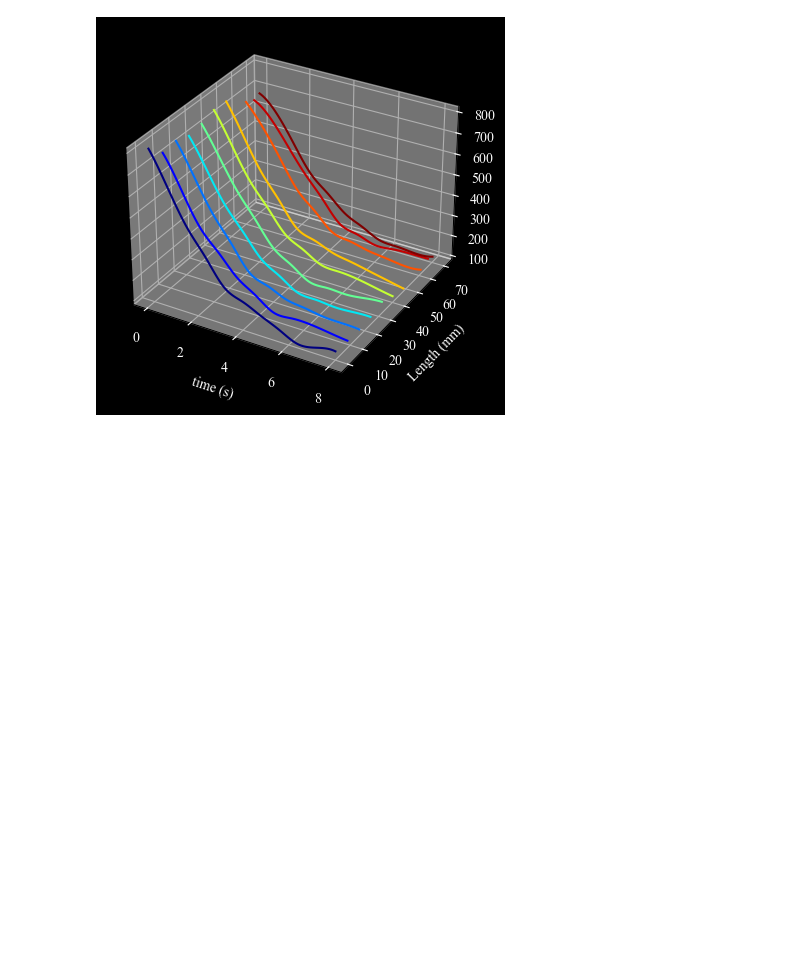
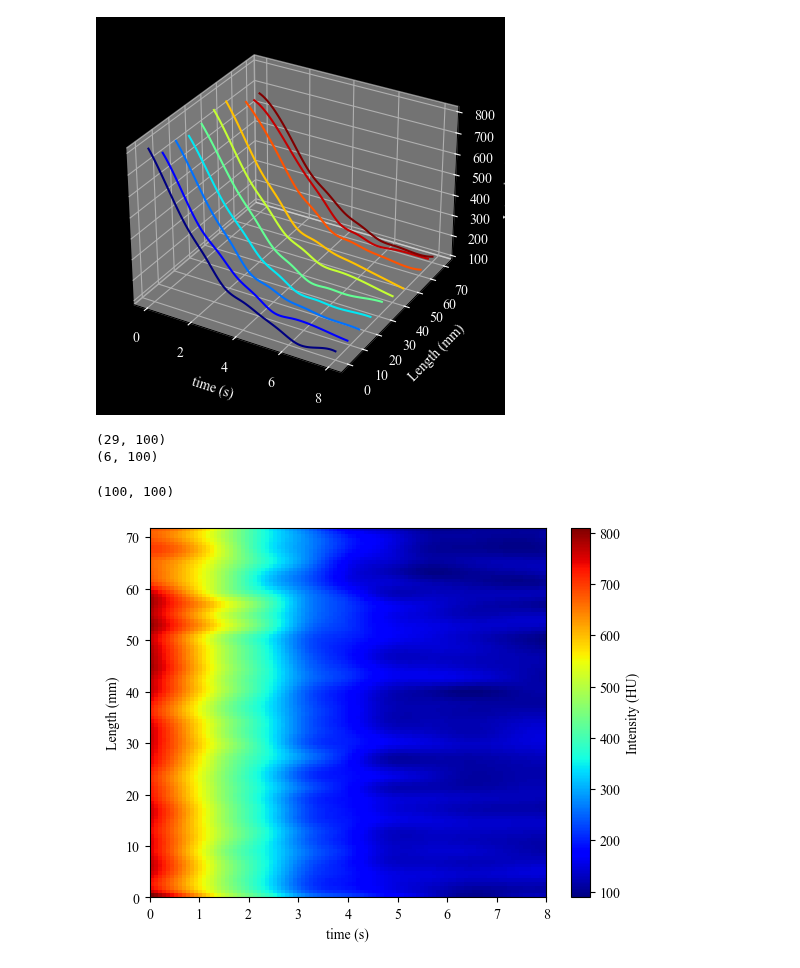
Before and after one commit to aseresti/ContrastDispersion, a Jupyter notebook: scripts/TestAutoPipeline.ipynb, the cells around one changed output. Saved outputs shown, nothing was run; the diff lists cells and outputs as text; code cells hidden in the pictures; blank space fills up the shorter version.

```diff
--- a/scripts/TestAutoPipeline.ipynb
+++ b/scripts/TestAutoPipeline.ipynb
@@ -877,3 +878,32 @@ ax.yaxis.label.set_color("white")
 ax.zaxis.label.set_color("white")
 # %% [output]
 [figure]
+# %%
+C1 = np.stack([arr for _, arr in UpperMeanArrays2.items()])
+C2 = np.stack([arr for _, arr in LowerMeanArrays2.items()])
+print(C1.shape)
+print(C2.shape)
+C = np.vstack([C1, C2])
+
+
+n_old, _ = C.shape
+x_old = np.linspace(L.min(), L.max(), n_old)
+x_new = np.linspace(L.min(), L.max(), 100)
+
+
+f = interp1d(x_old, C, kind="cubic", axis=0)
+C_interp = f(x_new)
+C_interp.shape
+# %% [output]
+(29, 100)
+(6, 100)
+(100, 100)
+# %%
+plt.figure()
+plt.imshow(np.flipud(C_interp), aspect="auto", extent=[time.min(), time.max(), L.min(), L2.max()], cmap='jet')
+plt.xlabel("time (s)")
+plt.ylabel("Length (mm)")
+plt.colorbar(label="Intensity (HU)")
+plt.show()
+# %% [output]
+[figure, added]
```
Also changed, not shown: parts of 4 cells of this notebook.
